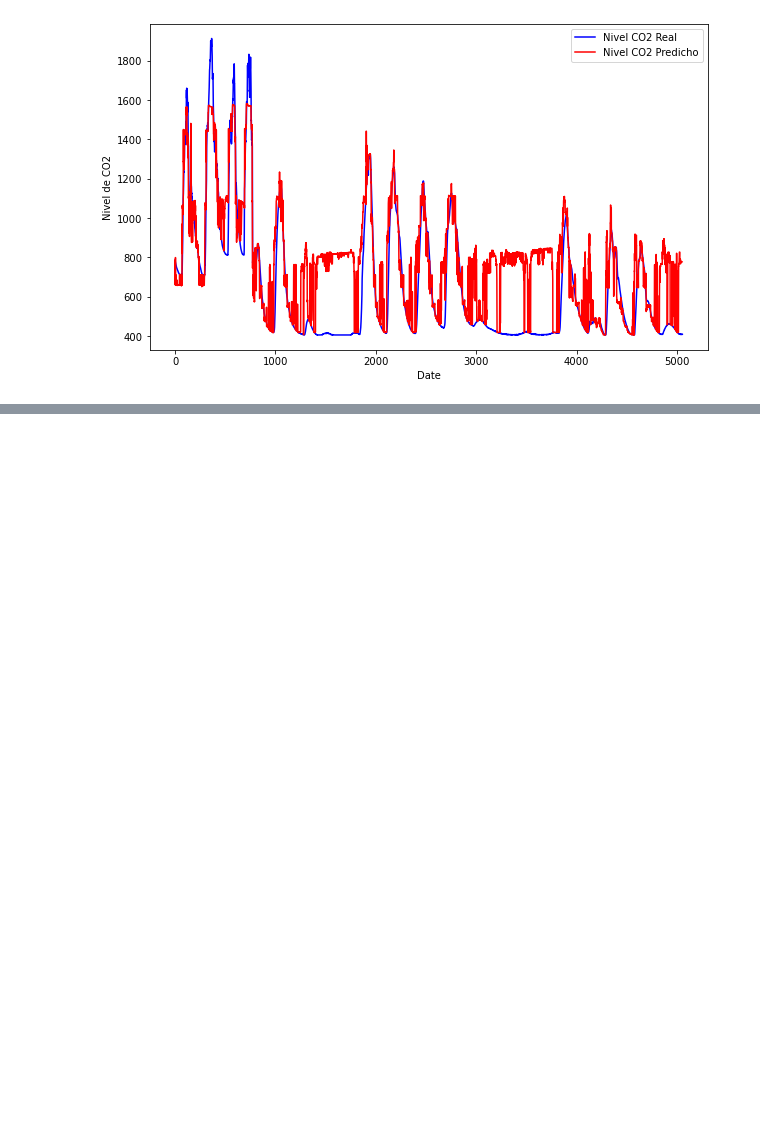
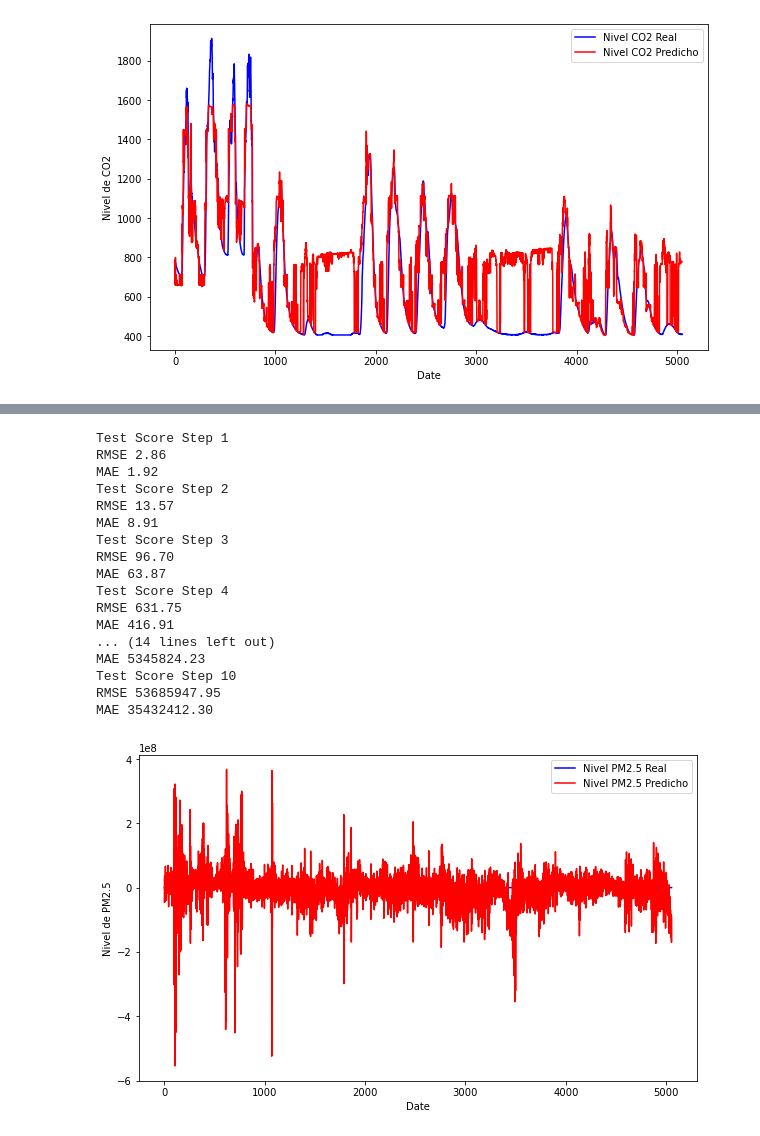
Before and after one commit to CenticMurcia/proyecto-CO2, a Jupyter notebook: Pruebas Modelos Sencillos.ipynb, the cells around one changed output, grey strips where cells are left out. Drawn from its saved outputs; the diff is of its cells as text; code cells hidden in the pictures; blank space fills up the shorter version.

```diff
--- a/Pruebas Modelos Sencillos.ipynb
+++ b/Pruebas Modelos Sencillos.ipynb
@@ -517,0 +608,4 @@ MAE 154.65
+# %%
+df_lags_10_pm25 = lags(df_final_pm25, 10) #predecir a 10 minutos
+df_lags_10_pm25 = df_lags_10_pm25.iloc[10:,:].reset_index(drop=True)
+df_lags_10_pm25
@@ -517,0 +665,21 @@ MAE 154.65
+# %%
+rmse_lr_10_pm25, mae_lr_10_pm25, preds_lr_10_pm25 = testPM25Quality(df_lags_10_pm25, 10, LinearRegression())
+# %% [output]
+Test Score Step 1
+RMSE 2.86
+MAE 1.92
+Test Score Step 2
+RMSE 13.57
+MAE 8.91
+Test Score Step 3
+RMSE 96.70
+MAE 63.87
+Test Score Step 4
+RMSE 631.75
+MAE 416.91
+... (14 lines left out)
+MAE 5345824.23
+Test Score Step 10
+RMSE 53685947.95
+MAE 35432412.30
+[figure, added]
```
Also changed, not shown: parts of 30 cells of this notebook.
